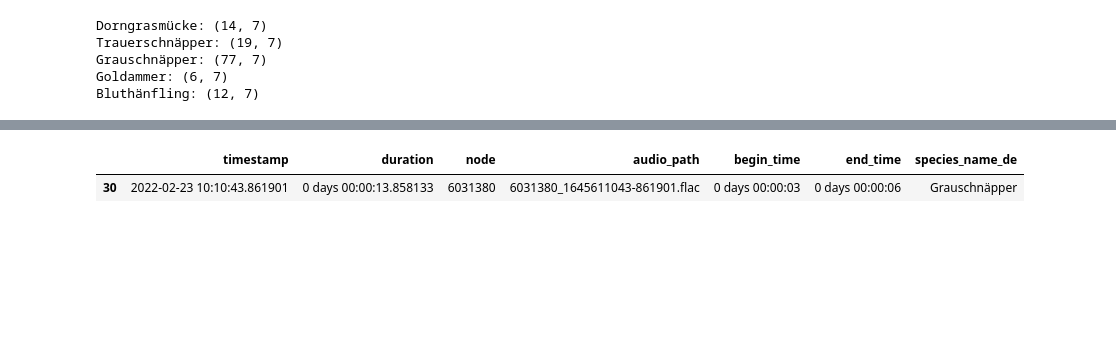
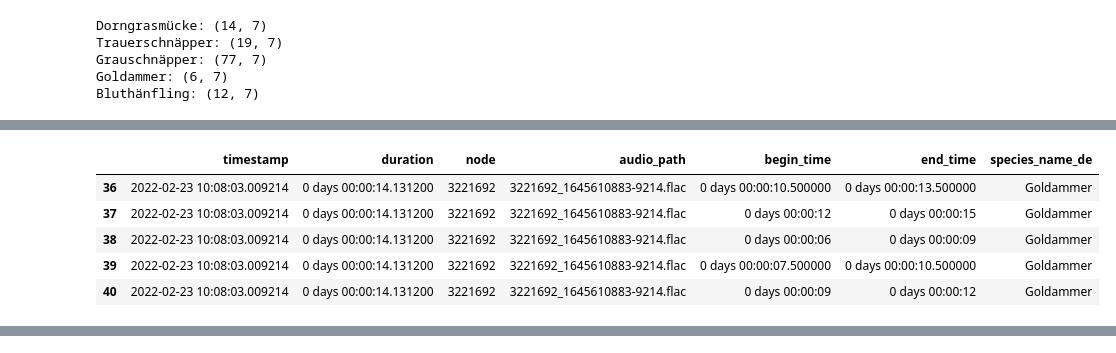
Before and after one commit to sebzielinski/FeatureExtractionForBirds, a Jupyter notebook: feature_extraction.ipynb, the cells around one changed output, grey strips where cells are left out. Saved outputs shown, nothing was run; the diff lists cells and outputs as text; code cells hidden in the pictures; blank space fills up the shorter version.

```diff
--- a/feature_extraction.ipynb
+++ b/feature_extraction.ipynb
@@ -168,3 +149,12 @@ df_gold_2_1 = df_gold.loc[:40]           # maybe 550call,        1 node
+# %%
+df_gold_2_1.head(10)
+# %% [output]
+|  | timestamp | duration | node | audio_path | begin_time | end_time | species_name_de |
+| 36 | 2022-02-23 10:08:03.009214 | 0 days 00:00:14.131200 | 3221692 | 3221692_1645610883-9214.flac | 0 days 00:00:10.500000 | 0 days 00:00:13.500000 | Goldammer |
+| 37 | 2022-02-23 10:08:03.009214 | 0 days 00:00:14.131200 | 3221692 | 3221692_1645610883-9214.flac | 0 days 00:00:12 | 0 days 00:00:15 | Goldammer |
+| 38 | 2022-02-23 10:08:03.009214 | 0 days 00:00:14.131200 | 3221692 | 3221692_1645610883-9214.flac | 0 days 00:00:06 | 0 days 00:00:09 | Goldammer |
+| 39 | 2022-02-23 10:08:03.009214 | 0 days 00:00:14.131200 | 3221692 | 3221692_1645610883-9214.flac | 0 days 00:00:07.500000 | 0 days 00:00:10.500000 | Goldammer |
+| 40 | 2022-02-23 10:08:03.009214 | 0 days 00:00:14.131200 | 3221692 | 3221692_1645610883-9214.flac | 0 days 00:00:09 | 0 days 00:00:12 | Goldammer |
 # %%
 df_grau.loc[(df_grau['timestamp'] >= '2022-02-23 10:07:30.861901')
             & (df_grau['timestamp'] < '2022-02-23 10:12:00.861901')]
@@ -186,8 +176,3 @@ df_grau_2_1 = df_grau.loc[41:43]        # maybe 739song,        1 node,        n
 df_grau_2_2 = df_grau.loc[[35]]         # maybe 245song,        1 node         245song confirmed
 df_grau_2_3 = df_grau.loc[31:34]        # maybe 622call,        1 node         actually 245song
 df_grau_2_4 = df_grau.loc[[30]]         # maybe 545call,        1 node         kein Grauschnäpper zu vernehmen
-# %%
-df_grau_2_4.head()
-# %% [output]
-|  | timestamp | duration | node | audio_path | begin_time | end_time | species_name_de |
-| 30 | 2022-02-23 10:10:43.861901 | 0 days 00:00:13.858133 | 6031380 | 6031380_1645611043-861901.flac | 0 days 00:00:03 | 0 days 00:00:06 | Grauschnäpper |
```
Also changed, not shown: parts of 3 cells of this notebook.
